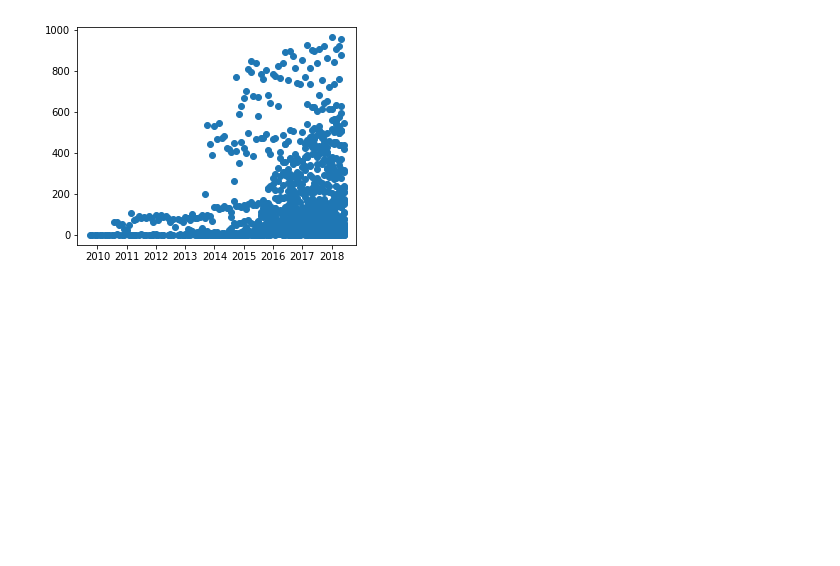
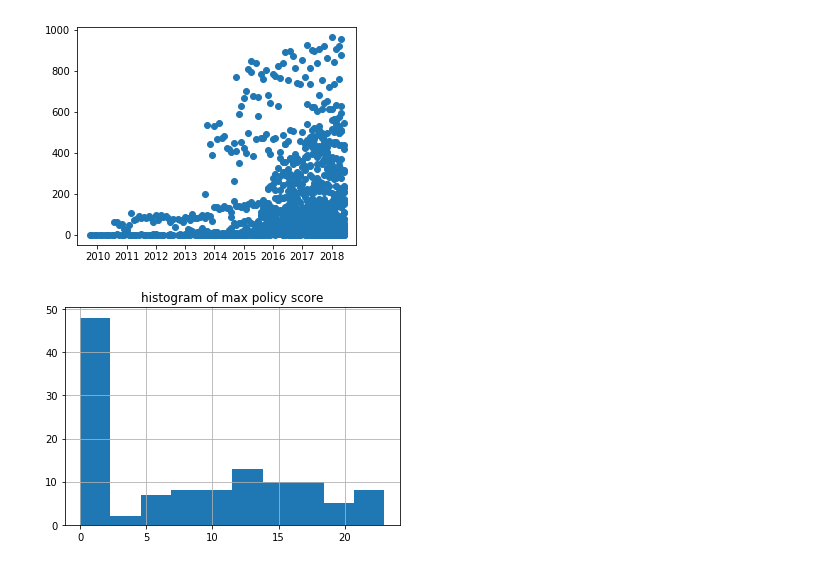
Before and after one commit to alenastern/Sunlight_FOIA, a Jupyter notebook: src/data/Data_Cleaning.ipynb, the cells around one changed output. Drawn from its saved outputs; the diff is of its cells as text; code cells hidden in the pictures; blank space fills up the shorter version.

Commit message:
robust policy

```diff
--- a/src/data/Data_Cleaning.ipynb
+++ b/src/data/Data_Cleaning.ipynb
@@ -71,0 +121,8 @@ robust.head()
+# %%
+## Waco, TX
+mask = robust['Doc ID'] == 'waco-tx-2015-12-15'
+column_name = ['11', '29']
+for name in column_name:
+    robust.loc[mask, column_name] = .5
+# %%
+max_all = pd.DataFrame(robust.groupby('Place ID').max())
@@ -71,0 +135,7 @@ robust.head()
+# %%
+max_all['total'] = max_all[['1', '2', '3', '4', '5', '6', '7', '8', '9', '10',
+       '11', '12', '13', '14', '15', '16', '17', '18', '19', '20',
+       '21', '22', '23', '24', '25', '26', '27', '28', '29', '30', '31']].sum(axis=1)
+# %%
+max_all.reset_index(inplace=True)
+max_all = max_all[['Place ID', 'total']]
@@ -476,3 +587,9 @@ plt.plot_date(clean_data['month_year'], clean_data['count'])
 plt.show()
 # %% [output]
 [figure]
+# %%
+max_all['total'].hist()
+plt.title('histogram of max policy score')
+plt.show()
+# %% [output]
+[figure, added]
```
Also changed, not shown: parts of 22 cells of this notebook.
